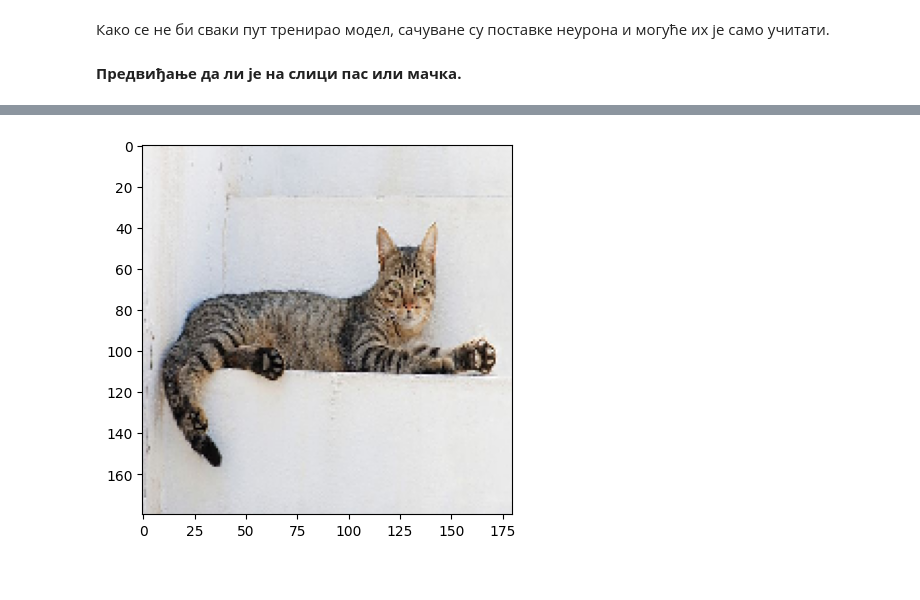
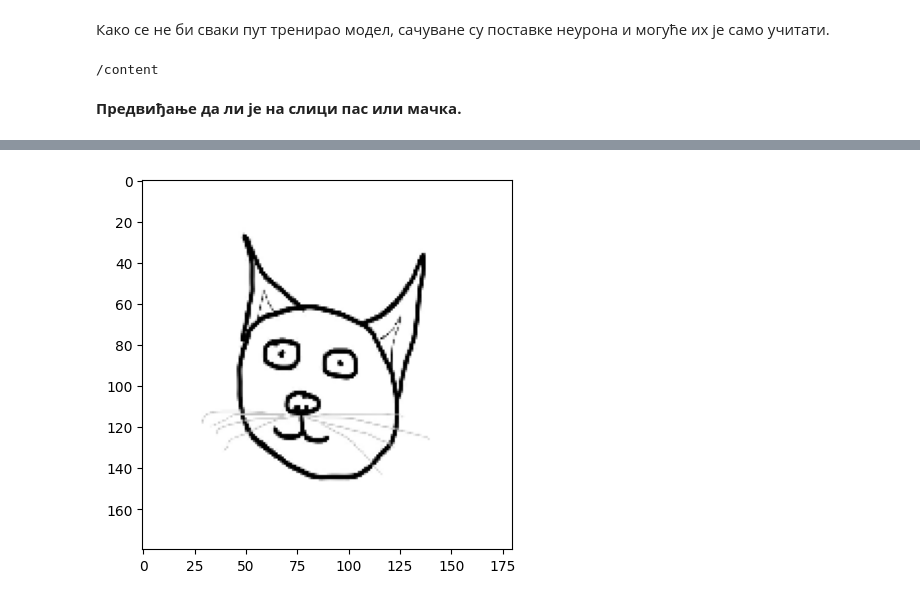
Before and after one commit to Bigulac/MOAR, a Jupyter notebook: MOAR.ipynb, the cells around one changed output, grey strips where cells are left out. Cells and saved outputs as stored; diff of their text form; code cells hidden in the pictures.

```diff
--- a/MOAR.ipynb
+++ b/MOAR.ipynb
@@ -243,8 +241,12 @@ Na slici je pas sa sigurnošću od 93.22%.
 import keras
 import tensorflow as tf
 import matplotlib.pyplot as plt
+from pathlib import Path
+print(Path.cwd())
+# %% [output]
+/content
 # %%
-load_model = tf.keras.models.load_model('istreniran.keras')
+load_model = tf.keras.models.load_model("/istreniran.keras")
 
 # Prikaz da je arhitektura zaista ista
 # load_model.summary()
@@ -252,7 +254,7 @@ load_model = tf.keras.models.load_model('istreniran.keras')
 **Предвиђање да ли је на слици пас или мачка.**
 # %%
 # Unos imena slike koja se proverava
-img_name = "02.jpg"
+img_name = "/macaa.jpg"
 
 # Predviđanje da li je na slici pas ili mačka
 image_size = (180, 180)
@@ -273 +275 @@ Na slici je mačka sa sigurnošću od 97.81%.
-[figure, old version]
+[figure, new version]
```
Also changed, not shown: parts of 2 cells of this notebook.
